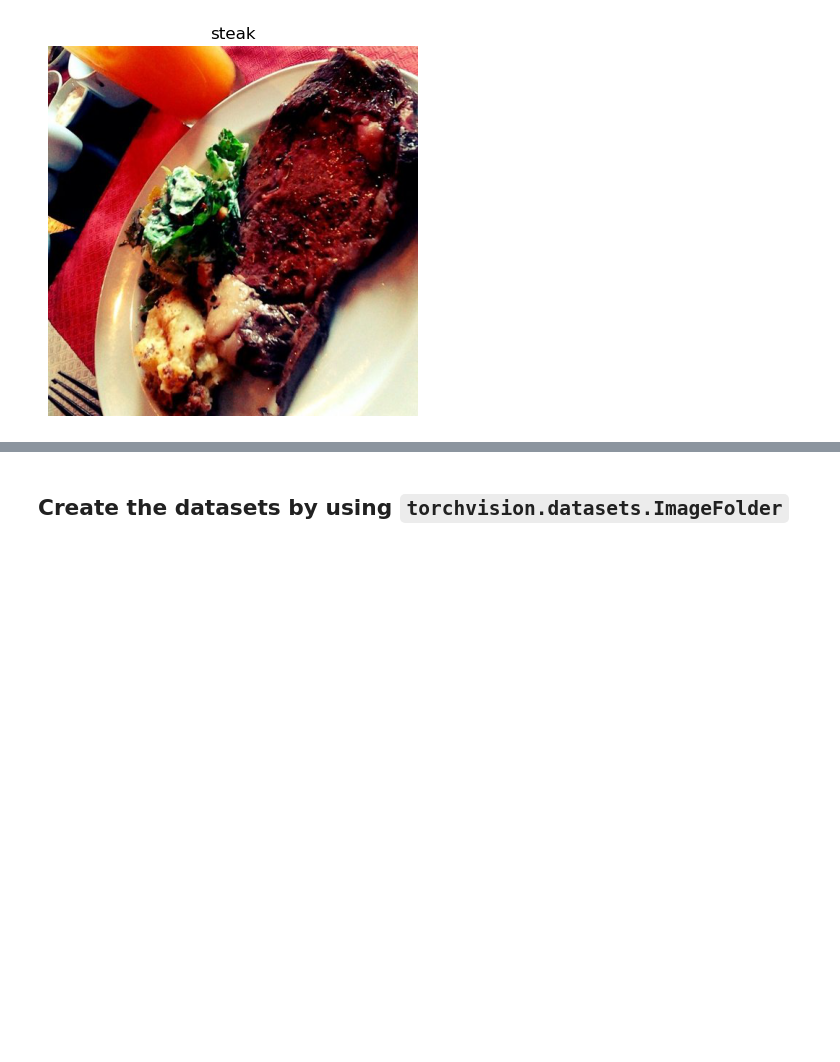
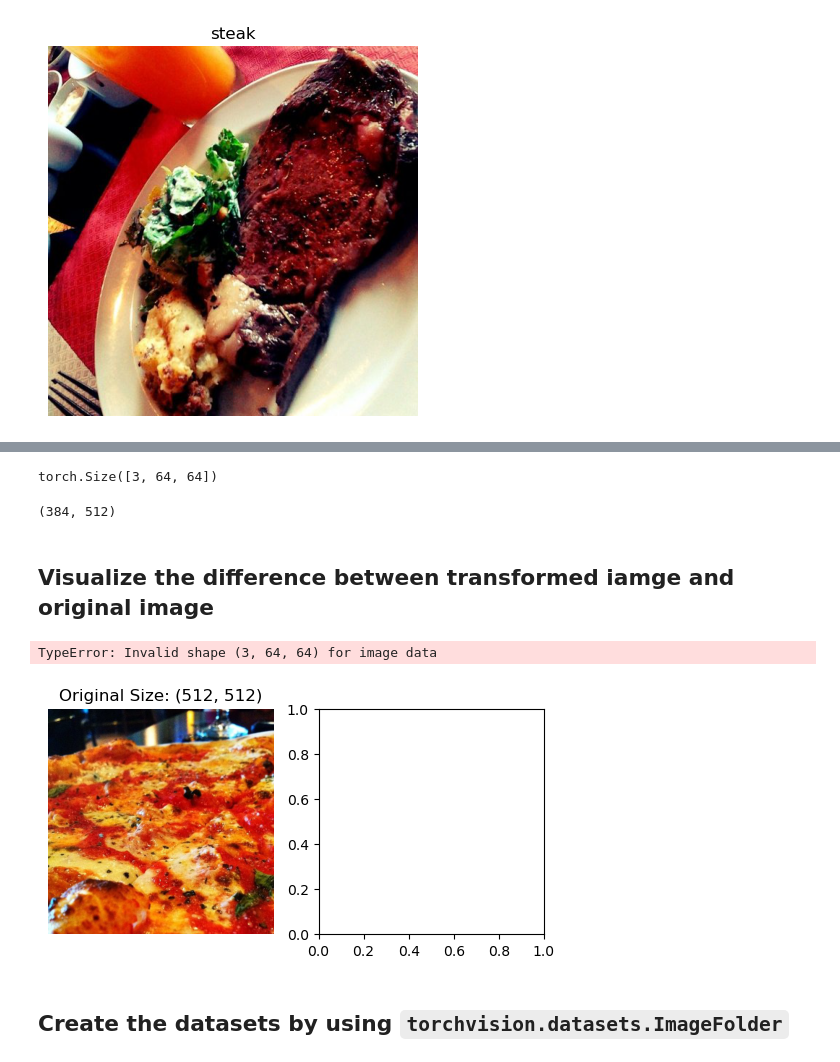
Before and after one commit to Tinonturja/PyTorch-Basics-with-Computer-Vision, a Jupyter notebook: Custom Dataset 2.ipynb, the cells around one changed output, grey strips where cells are left out. Drawn from its saved outputs; the diff is of its cells as text; code cells hidden in the pictures; blank space fills up the shorter version.

```diff
--- a/Custom Dataset 2.ipynb
+++ b/Custom Dataset 2.ipynb
@@ -150,0 +151,8 @@ plt.axis("off")
+# %%
+from torchvision import transforms
+
+data_transform = transforms.Compose([
+    transforms.Resize(size = (64,64)),
+    transforms.RandomHorizontalFlip(p=0.5),
+    transforms.ToTensor()
+])
@@ -151,3 +163,41 @@ plt.axis("off")
+# %%
+first_transformed_image.shape
+# %% [output]
+torch.Size([3, 64, 64])
+# %%
+first_img.size
+# %% [output]
+(384, 512)
+# %% [markdown]
+## Visualize the difference between transformed iamge and original image
+# %%
+random.seed(42)
+
+def plot_original_and_transformed_image(image_path:list,
+                                       transform,
+                                       n =6):
+    sample_img = random.sample(image_path,k=n)
+
+    for img in sample_img:
+        with Image.open(img) as f:
+            tensor_img = np.asarray(f)
+            fig,ax = plt.subplots(nrows = 1,ncols = 2)
+            ax[0].imshow(f)
+            ax[0].set_title(f"Original Size: {f.size}")
+            ax[0].axis("off")
+
+            transformed_img = data_transform(f)#.permute(1,2,0)
+            ax[1].imshow(transformed_img)
+            ax[1].set_title(f"Transformed shape: {transformed_img.shape}")
+            ax[1].axis("off")
+
+            fig.suptitle(f"Class name: {img.parent.stem}")
+# %%
+plot_original_and_transformed_image(img_path_list,
+                                   data_transform)
+# %% [output]
+TypeError: Invalid shape (3, 64, 64) for image data
+[figure, added]
 # %% [markdown]
 ## Create the datasets by using `torchvision.datasets.ImageFolder`
 # %%
```
Also changed, not shown: parts of 4 cells of this notebook, 1 other file.
